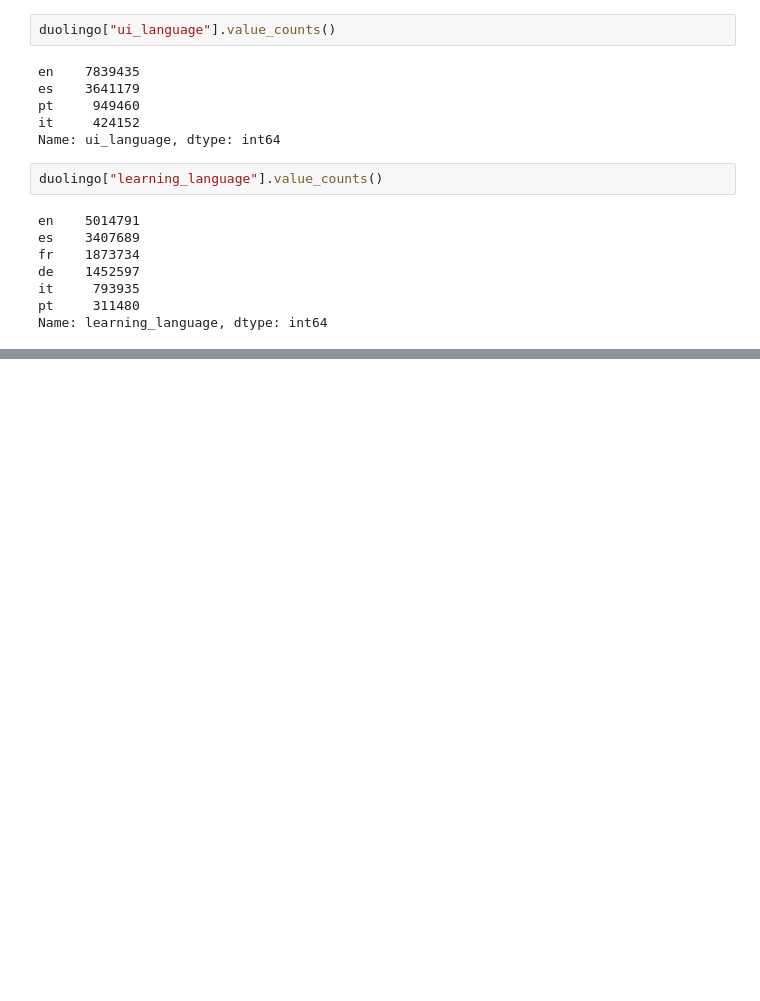
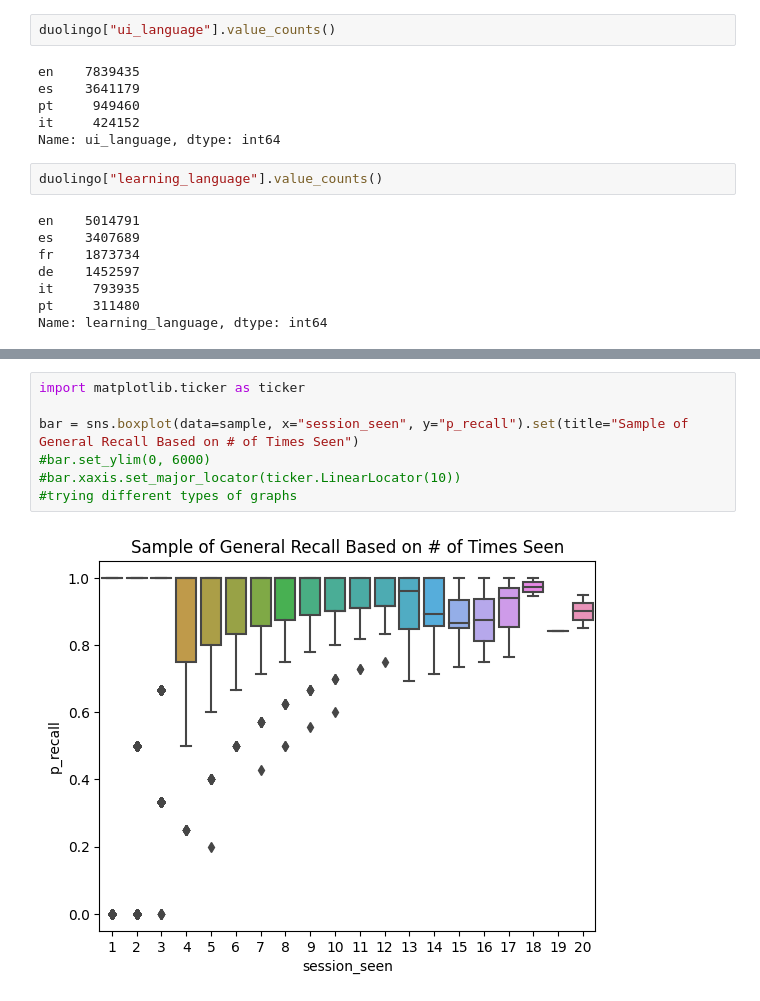
Before and after one commit to SpyChicken00/A-Computational-Approach-to-Language-Learning-Models, a Jupyter notebook: DuolingoDataset.ipynb, the cells around one changed output, grey strips where cells are left out. Drawn from its saved outputs; the diff is of its cells as text; blank space fills up the shorter version.

```diff
--- a/DuolingoDataset.ipynb
+++ b/DuolingoDataset.ipynb
@@ -86,0 +90,9 @@ sns.scatterplot(data=sample, x="session_seen", y="session_correct", hue = "learn
+# %%
+import matplotlib.ticker as ticker
+
+bar = sns.boxplot(data=sample, x="session_seen", y="p_recall").set(title="Sample of General Recall Based on # of Times Seen")
+#bar.set_ylim(0, 6000)
+#bar.xaxis.set_major_locator(ticker.LinearLocator(10))
+#trying different types of graphs
+# %% [output]
+[figure, added]
```
Also changed, not shown: parts of 10 cells of this notebook.
